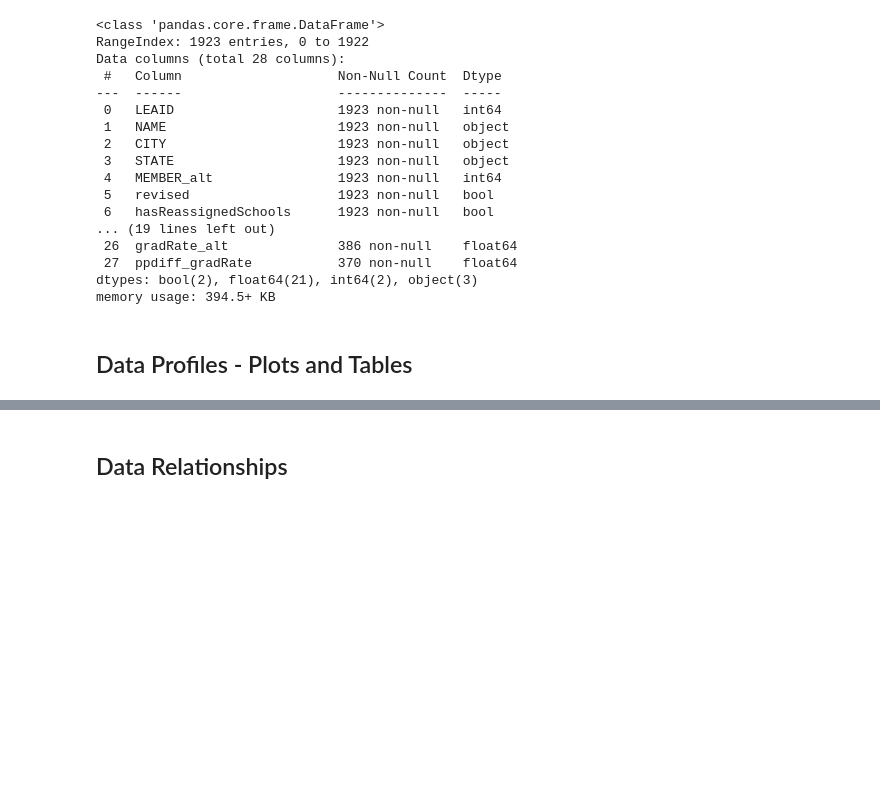
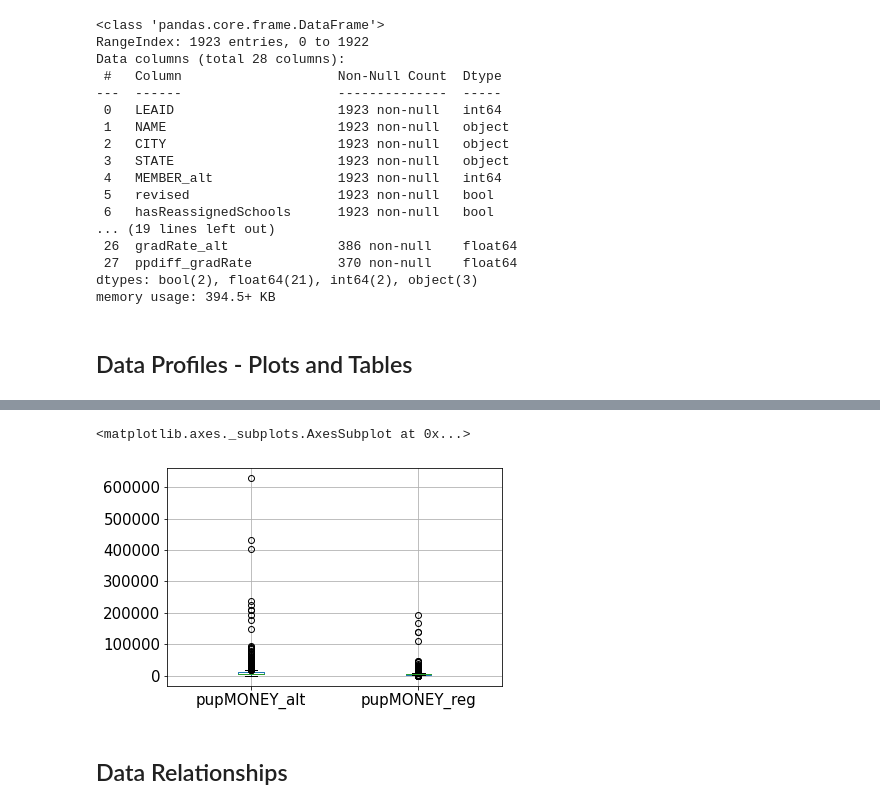
Before and after one commit to dinqui/Capstone-Two-, a Jupyter notebook: Capstone 2 - EDA.ipynb, the cells around one changed output, grey strips where cells are left out. Drawn from its saved outputs; the diff is of its cells as text; code cells hidden in the pictures; blank space fills up the shorter version.

```diff
--- a/Capstone 2 - EDA.ipynb
+++ b/Capstone 2 - EDA.ipynb
@@ -94,3 +104,8 @@ data.boxplot(grid=False, vert=False, figsize=(16, 14), fontsize=15)
+# %%
+data[['pupMONEY_alt', 'pupMONEY_reg']].boxplot(fontsize=15)
+# %% [output]
+<matplotlib.axes._subplots.AxesSubplot at 0x...>
+[figure, added]
 # %% [markdown]
 ## Data Relationships
 # %%
```
Also changed, not shown: parts of 6 cells of this notebook.
